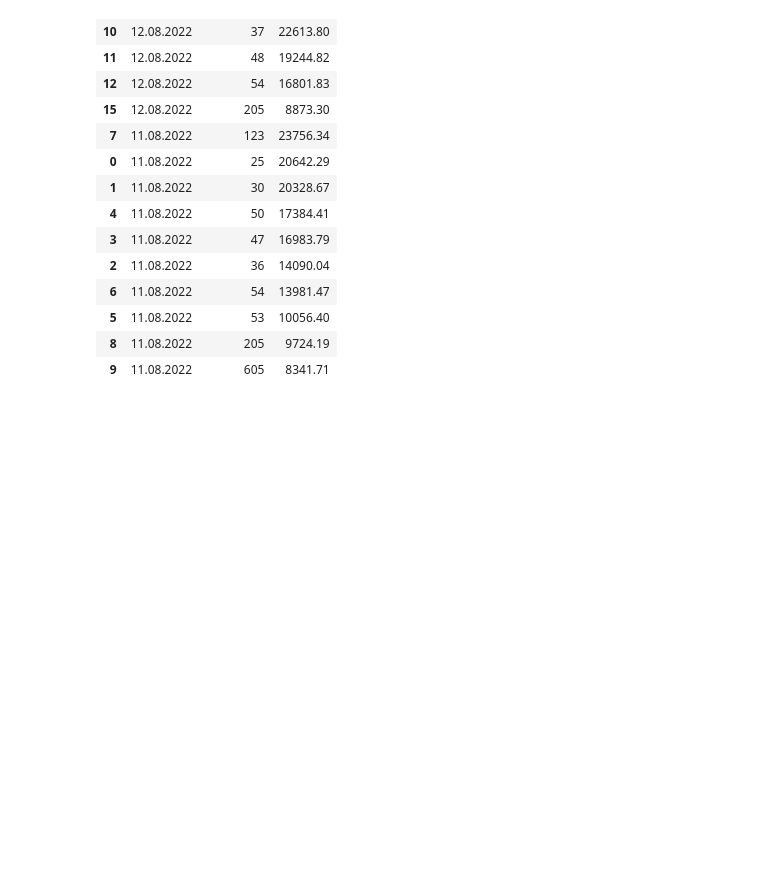
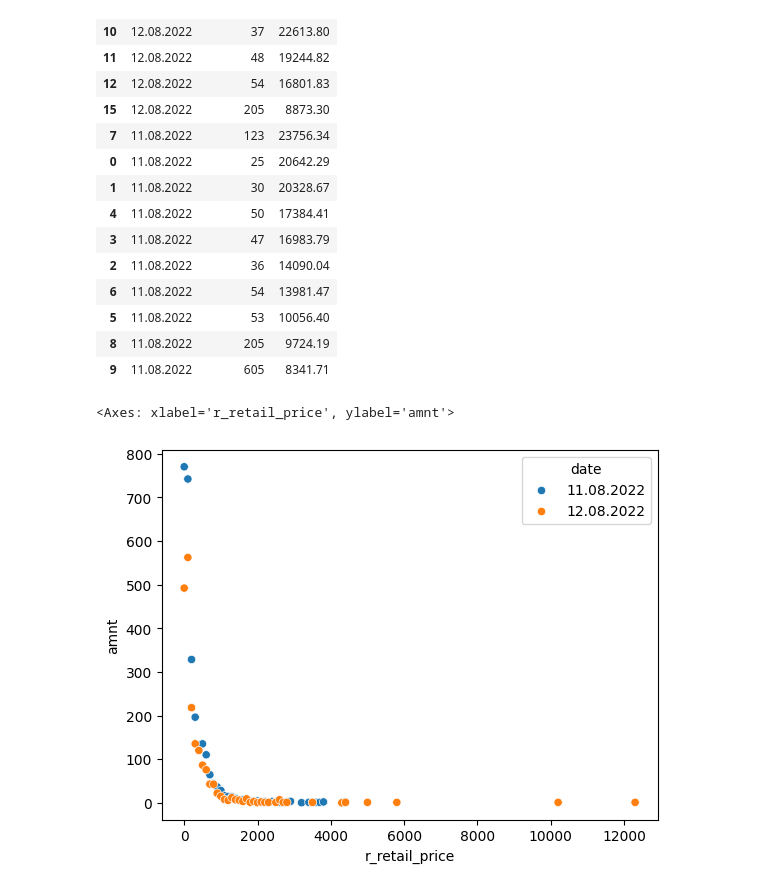
Before and after one commit to rodioniam/study_projects, a Jupyter notebook: pandas/exploratory_data_analysis.ipynb, the cells around one changed output. Cells and saved outputs as stored; diff of their text form; code cells hidden in the pictures; blank space fills up the shorter version.

```diff
--- a/pandas/exploratory_data_analysis.ipynb
+++ b/pandas/exploratory_data_analysis.ipynb
@@ -258,3 +258,14 @@ rev_2.sort_values(['date','revenue'], ascending=False)
 | 5 | 11.08.2022 | 53 | 10056.40 |
 | 8 | 11.08.2022 | 205 | 9724.19 |
 | 9 | 11.08.2022 | 605 | 8341.71 |
+# %%
+# this is how i can round by hundreds
+df['r_retail_price'] = df.retail_price.apply(lambda x: round(x, -2))
+# %%
+diag = df.groupby(['date', 'r_retail_price'])['amnt'].agg('sum').reset_index()
+# %%
+# to make scatterplot i can use seaborn
+sns.scatterplot(data=diag, x='r_retail_price', y='amnt', hue='date')
+# %% [output]
+<Axes: xlabel='r_retail_price', ylabel='amnt'>
+[figure, added]
```
Also changed, not shown: parts of 1 cell of this notebook, 1 other file.
